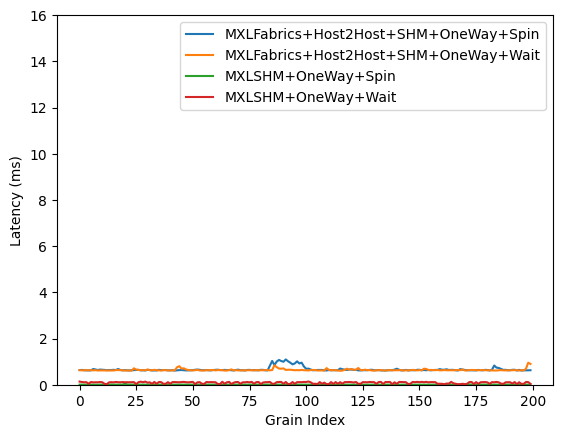
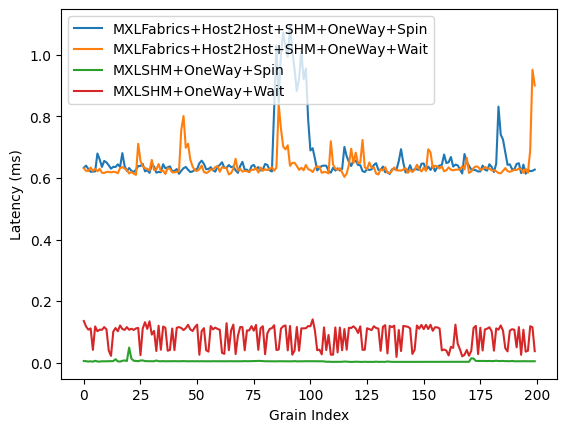
Unified diff of the notebook cell whose output changed from the first chart to the second:
--- before
+++ after
@@ -7,5 +7,5 @@
 plt.ylabel("Latency (ms)")
 plt.xlabel("Grain Index")
-plt.ylim(0,16)
+#plt.ylim(0,16)
 plt.legend()
 plt.show()

Commit: Add study event timeline